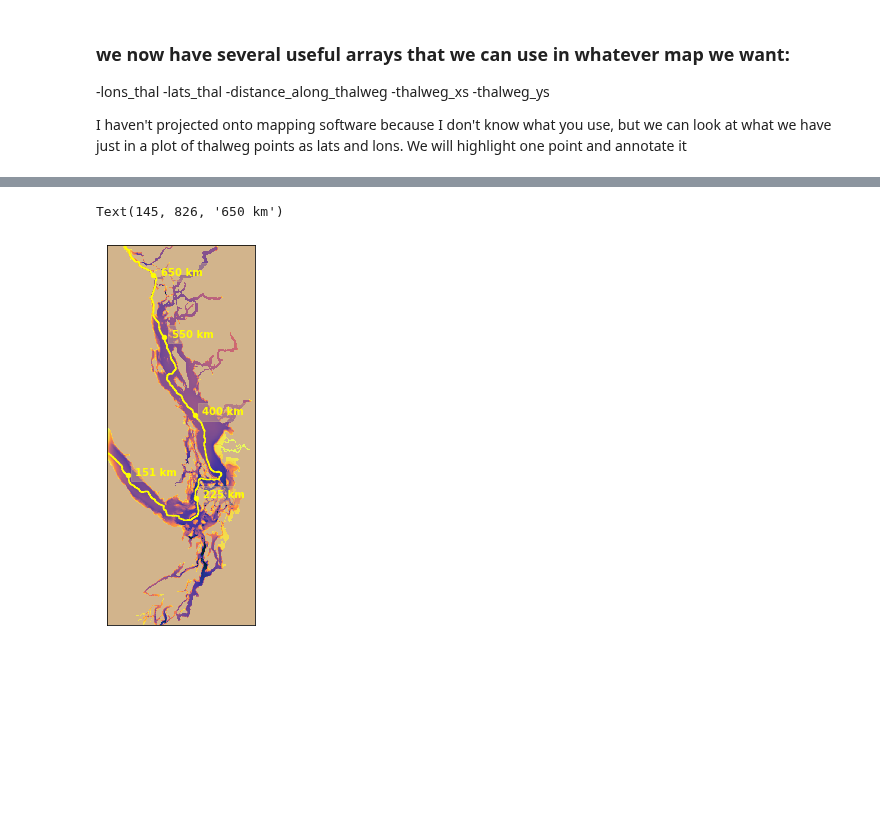
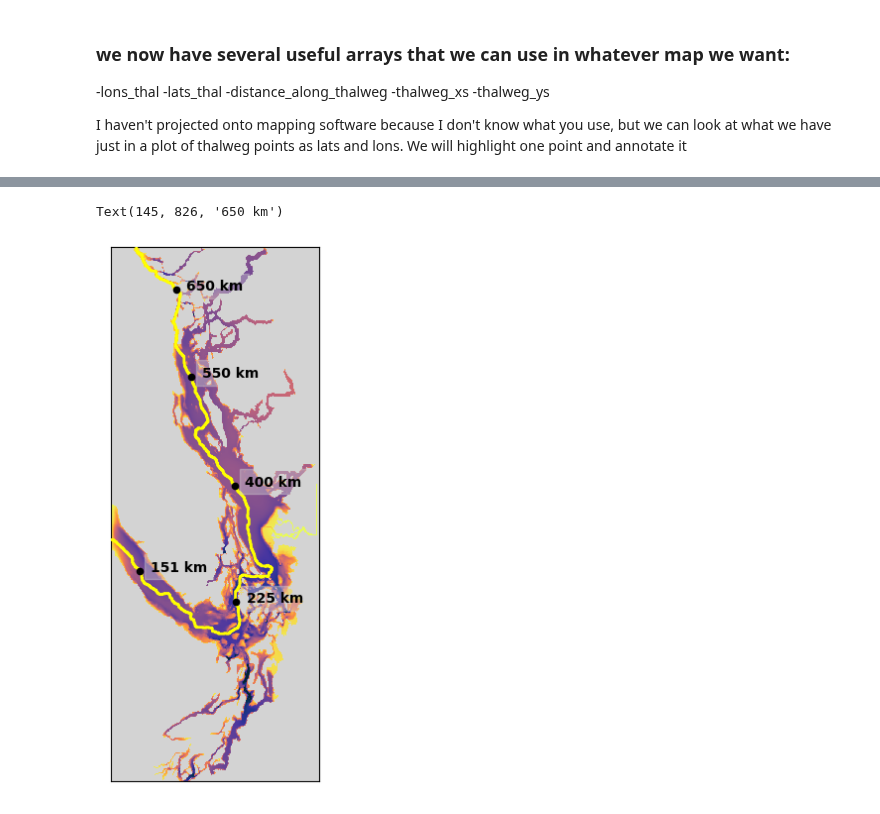
Before and after one commit to SalishSeaCast/analysis-karyn, a Jupyter notebook: notebooks/CLUSTER_UNIVERSAL/SalishSea_ThalwegMap.ipynb, the cells around one changed output, grey strips where cells are left out. Drawn from its saved outputs; the diff is of its cells as text; code cells hidden in the pictures; blank space fills up the shorter version.

Commit message:
Adding thalweg map with distances notebook

```diff
--- a/notebooks/CLUSTER_UNIVERSAL/SalishSea_ThalwegMap.ipynb
+++ b/notebooks/CLUSTER_UNIVERSAL/SalishSea_ThalwegMap.ipynb
@@ -178,11 +178,11 @@ Text(-123.39826965332031, 48.197425842285156, '151 km')
 
 ##### with pcolormesh: no smoothing
 cmap0=cmocean.cm.balance
-cmap0.set_bad('tan')
+cmap0.set_bad('lightgrey')
 vmin=0
 vmax=5
 cmap1=cmocean.cm.thermal_r
-cmap1.set_bad('tan')
+cmap1.set_bad('lightgrey')
 il=100
 
 fig,ax=plt.subplots(1,1,figsize=(10,7))
@@ -199,43 +199,58 @@ lines = lines.astype(int)
 thalweg_x = lines[:, 0]
 thalweg_y = lines[:, 1]
 
-ax.plot(thalweg_y, thalweg_x, 'yellow')
+ax.plot(thalweg_y, thalweg_x, 'yellow',linewidth=2,zorder=3)
 
 #what index along the thalweg do we want?
 index_along_thalweg1 = 108
 index_along_thalweg2 = 480
 index_along_thalweg3 = 849
 index_along_thalweg4 = 1170
 index_along_thalweg5 = 1383
+#index_along_thalweg6 = 785 #test to check the bottom limits of Central SoG region
+#index_along_thalweg7 = 1255 #test to check the northern limits of where 600km is
+
 #here's the distance label
 distance_label1 = f'{int(distance_along_thalweg[index_along_thalweg1])} km'
 distance_label2 = f'{int(distance_along_thalweg[index_along_thalweg2])} km'
 distance_label3 = f'{int(distance_along_thalweg[index_along_thalweg3])} km'
 distance_label4 = f'{int(distance_along_thalweg[index_along_thalweg4])} km'
 distance_label5 = f'{int(distance_along_thalweg[index_along_thalweg5])} km'
-
+#distance_label6 = f'{int(distance_along_thalweg[index_along_thalweg6])} km'
+#distance_label7 = f'{int(distance_along_thalweg[index_along_thalweg7])} km'
 #here we are plotting all the thalweg points
 #plt.scatter(lons_thal, lats_thal, marker = 'o', s = 2, color = 'k')
 
+
+
 ## here we are making the point that we wanted (above) red
-plt.scatter(thalweg_y[index_along_thalweg1], thalweg_x[index_along_thalweg1],  marker = 'o', s = 20, color = 'yellow')
-plt.scatter(thalweg_y[index_along_thalweg2], thalweg_x[index_along_thalweg2],  marker = 'o', s = 20, color = 'yellow')
-plt.scatter(thalweg_y[index_along_thalweg3], thalweg_x[index_along_thalweg3],  marker = 'o', s = 20, color = 'yellow')
-plt.scatter(thalweg_y[index_along_thalweg4], thalweg_x[index_along_thalweg4],  marker = 'o', s = 20, color = 'yellow')
-plt.scatter(thalweg_y[index_along_thalweg5], thalweg_x[index_along_thalweg5],  marker = 'o', s = 20, color = 'yellow')
+plt.scatter(thalweg_y[index_along_thalweg1], thalweg_x[index_along_thalweg1],  marker = 'o', s = 20, color = 'k',edgecolor='k',zorder=10)
+plt.scatter(thalweg_y[index_along_thalweg2], thalweg_x[index_along_thalweg2],  marker = 'o', s = 20, color = 'k',edgecolor='k',zorder=10)
+plt.scatter(thalweg_y[index_along_thalweg3], thalweg_x[index_along_thalweg3],  marker = 'o', s = 20, color = 'k',edgecolor='k',zorder=10)
+plt.scatter(thalweg_y[index_along_thalweg4], thalweg_x[index_along_thalweg4],  marker = 'o', s = 20, color = 'k',edgecolor='k',zorder=10)
+plt.scatter(thalweg_y[index_along_thalweg5], thalweg_x[index_along_thalweg5],  marker = 'o', s = 20, color = 'k',edgecolor='k',zorder=10)
+
+#plt.scatter(thalweg_y[index_along_thalweg6], thalweg_x[index_along_thalweg6],  marker = 'o', s = 20, color = 'k',edgecolor='k',zorder=10)
+#plt.scatter(thalweg_y[index_along_thalweg7], thalweg_x[index_along_thalweg7],  marker = 'o', s = 20, color = 'k',edgecolor='k',zorder=10)
+
 # here we are annotating it
-plt.text(thalweg_y[index_along_thalweg1]+20, thalweg_x[index_along_thalweg1], distance_label, fontsize = 10,color='yellow',weight='bold',bbox=dict(facecolor='tan', alpha=0.4,edgecolor='tan')) #
-plt.text(thalweg_y[index_along_thalweg2]+20, thalweg_x[index_along_thalweg2], distance_label2, fontsize = 10,color='yellow',weight='bold',bbox=dict(facecolor='tan', alpha=0.4,edgecolor='tan'))
-plt.text(thalweg_y[index_along_thalweg3]+20, thalweg_x[index_along_thalweg3], distance_label3, fontsize = 10,color='yellow',weight='bold',bbox=dict(facecolor='tan', alpha=0.4,edgecolor='tan'))
-plt.text(thalweg_y[index_along_thalweg4]+20, thalweg_x[index_along_thalweg4], distance_label4, fontsize = 10,color='yellow',weight='bold',bbox=dict(facecolor='tan', alpha=0.4,edgecolor='tan'))
-plt.text(thalweg_y[index_along_thalweg5]+20, thalweg_x[index_along_thalweg5], distance_label5, fontsize = 10,color='yellow',weight='bold',bbox=dict(facecolor='tan', alpha=0.4,edgecolor='tan'))
+plt.text(thalweg_y[index_along_thalweg1]+20, thalweg_x[index_along_thalweg1], distance_label, fontsize = 10,color='k',weight='bold',bbox=dict(facecolor='lightgrey', alpha=0.4,edgecolor='lightgrey')) #
+plt.text(thalweg_y[index_along_thalweg2]+20, thalweg_x[index_along_thalweg2], distance_label2, fontsize = 10,color='k',weight='bold',bbox=dict(facecolor='lightgrey', alpha=0.4,edgecolor='lightgrey'))
+plt.text(thalweg_y[index_along_thalweg3]+20, thalweg_x[index_along_thalweg3], distance_label3, fontsize = 10,color='k',weight='bold',bbox=dict(facecolor='lightgrey', alpha=0.4,edgecolor='lightgrey'))
+plt.text(thalweg_y[index_along_thalweg4]+20, thalweg_x[index_along_thalweg4], distance_label4, fontsize = 10,color='k',weight='bold',bbox=dict(facecolor='lightgrey', alpha=0.4,edgecolor='lightgrey'))
+plt.text(thalweg_y[index_along_thalweg5]+20, thalweg_x[index_along_thalweg5], distance_label5, fontsize = 10,color='k',weight='bold',bbox=dict(facecolor='lightgrey', alpha=0.4,edgecolor='lightgrey'))
+
+#plt.text(thalweg_y[index_along_thalweg6]+20, thalweg_x[index_along_thalweg6], distance_label6, fontsize = 10,color='k',weight='bold',bbox=dict(facecolor='lightgrey', alpha=0.4,edgecolor='lightgrey'))
+#plt.text(thalweg_y[index_along_thalweg7]+20, thalweg_x[index_along_thalweg7], distance_label7, fontsize = 10,color='k',weight='bold',bbox=dict(facecolor='lightgrey', alpha=0.4,edgecolor='lightgrey'))
+
+
 #plt.xlabel('longitude')
 #plt.xlabel('longitude')
 #plt.ylabel('latitude')
 
 #fig.colorbar(m0,ax=ax,label='(g C m$^{-2}$)')
 
 #plt.savefig('Thalweg_Fig6.png', bbox_inches='tight',dpi=1000,transparent=False)
 # %% [output]
 Text(145, 826, '650 km')
-[figure, old version]
+[figure, new version]
```
Also changed, not shown: parts of 3 cells of this notebook.
